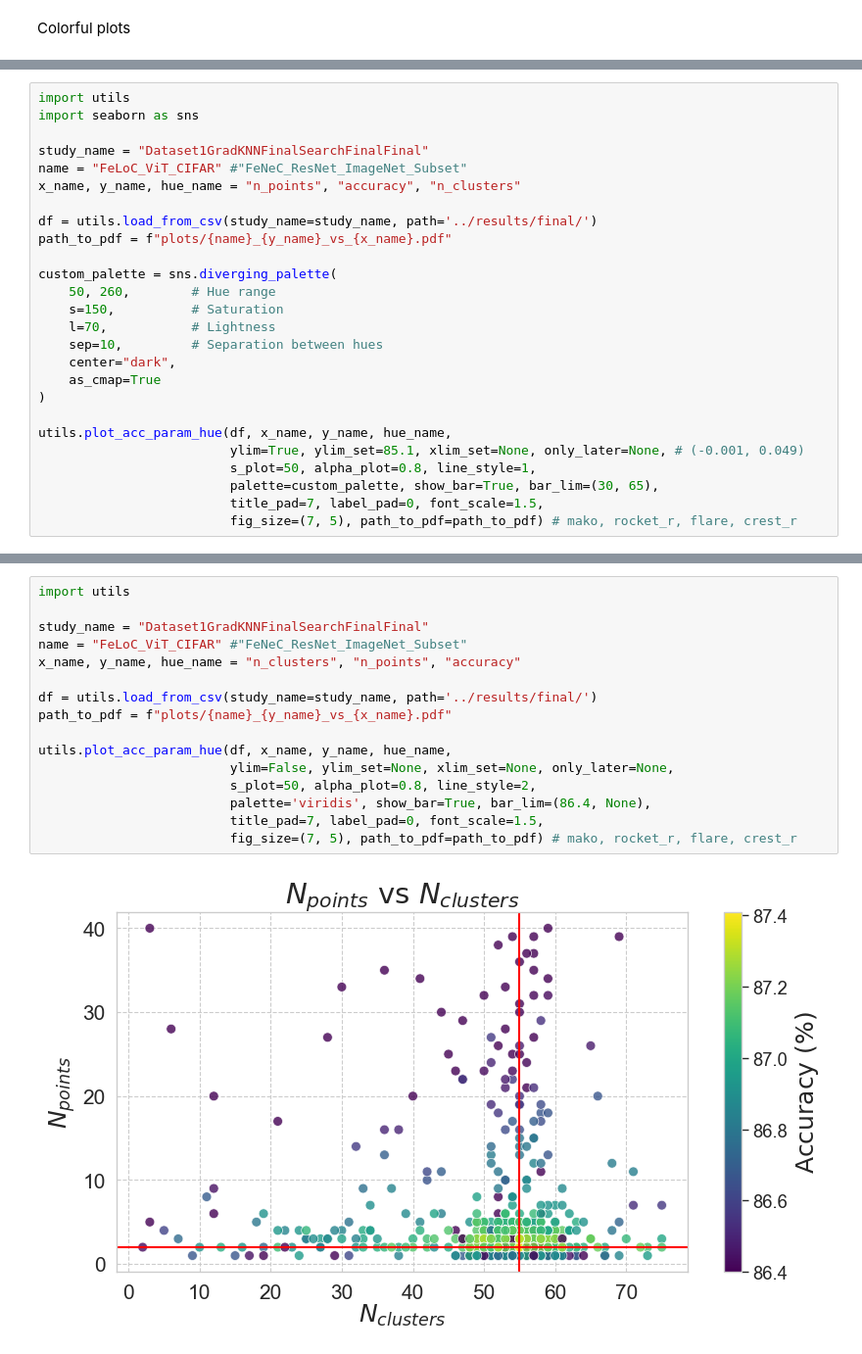
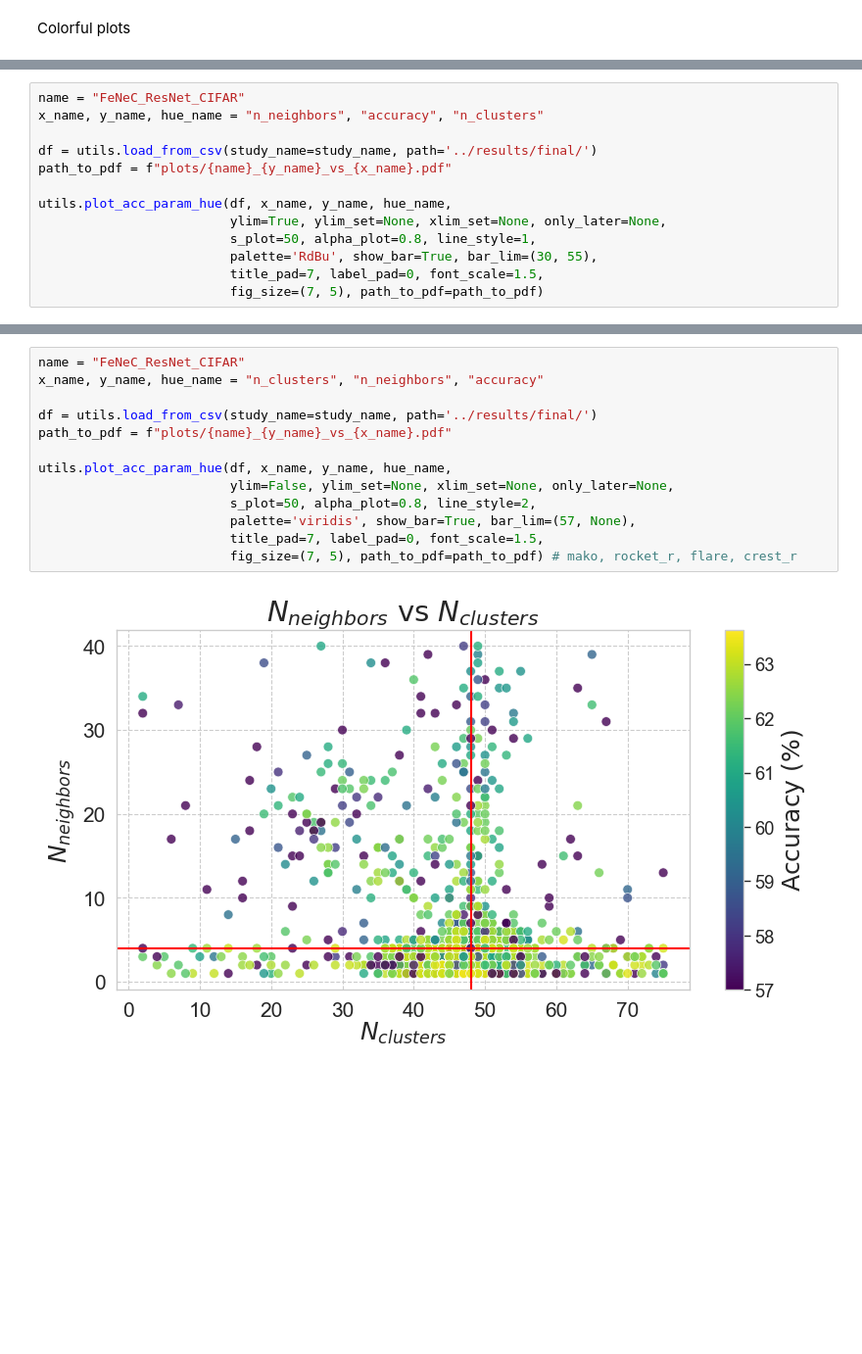
Before and after one commit to gmum/FeNeC, a Jupyter notebook: Notebooks/cifar_resnet.ipynb, the cells around one changed output, grey strips where cells are left out. Shown at 98% size. Cells and saved outputs as stored; diff of their text form; blank space fills up the shorter version.

Commit message:
Added plots to the notebooks

```diff
--- a/Notebooks/cifar_resnet.ipynb
+++ b/Notebooks/cifar_resnet.ipynb
@@ -165,27 +127,14 @@ to delete
 # %%
-import utils
-import seaborn as sns
-
-study_name = "Dataset1GradKNNFinalSearchFinalFinal"
-name = "FeLoC_ViT_CIFAR" #"FeNeC_ResNet_ImageNet_Subset"
-x_name, y_name, hue_name = "n_points", "accuracy", "n_clusters"
+name = "FeNeC_ResNet_CIFAR"
+x_name, y_name, hue_name = "n_neighbors", "accuracy", "n_clusters"
 
 df = utils.load_from_csv(study_name=study_name, path='../results/final/')
 path_to_pdf = f"plots/{name}_{y_name}_vs_{x_name}.pdf"
 
-custom_palette = sns.diverging_palette(
-    50, 260,        # Hue range
-    s=150,          # Saturation
-    l=70,           # Lightness
-    sep=10,         # Separation between hues
-    center="dark",
-    as_cmap=True
-)
-
 utils.plot_acc_param_hue(df, x_name, y_name, hue_name,
-                         ylim=True, ylim_set=85.1, xlim_set=None, only_later=None, # (-0.001, 0.049)
+                         ylim=True, ylim_set=None, xlim_set=None, only_later=None,
                          s_plot=50, alpha_plot=0.8, line_style=1,
-                         palette=custom_palette, show_bar=True, bar_lim=(30, 65),
+                         palette='RdBu', show_bar=True, bar_lim=(30, 55),
                          title_pad=7, label_pad=0, font_scale=1.5,
-                         fig_size=(7, 5), path_to_pdf=path_to_pdf) # mako, rocket_r, flare, crest_r
+                         fig_size=(7, 5), path_to_pdf=path_to_pdf)
 # %% [output]
@@ -193,18 +142,15 @@ utils.plot_acc_param_hue(df, x_name, y_name, hue_name,
 # %%
-import utils
-
-study_name = "Dataset1GradKNNFinalSearchFinalFinal"
-name = "FeLoC_ViT_CIFAR" #"FeNeC_ResNet_ImageNet_Subset"
-x_name, y_name, hue_name = "n_clusters", "n_points", "accuracy"
+name = "FeNeC_ResNet_CIFAR"
+x_name, y_name, hue_name = "n_clusters", "n_neighbors", "accuracy"
 
 df = utils.load_from_csv(study_name=study_name, path='../results/final/')
 path_to_pdf = f"plots/{name}_{y_name}_vs_{x_name}.pdf"
 
 utils.plot_acc_param_hue(df, x_name, y_name, hue_name,
                          ylim=False, ylim_set=None, xlim_set=None, only_later=None,
                          s_plot=50, alpha_plot=0.8, line_style=2,
-                         palette='viridis', show_bar=True, bar_lim=(86.4, None),
+                         palette='viridis', show_bar=True, bar_lim=(57, None),
                          title_pad=7, label_pad=0, font_scale=1.5,
                          fig_size=(7, 5), path_to_pdf=path_to_pdf) # mako, rocket_r, flare, crest_r
 # %% [output]
-[figure, old version]
+[figure, new version]
```
Also changed, not shown: parts of 4 cells of this notebook, 1 other file.
